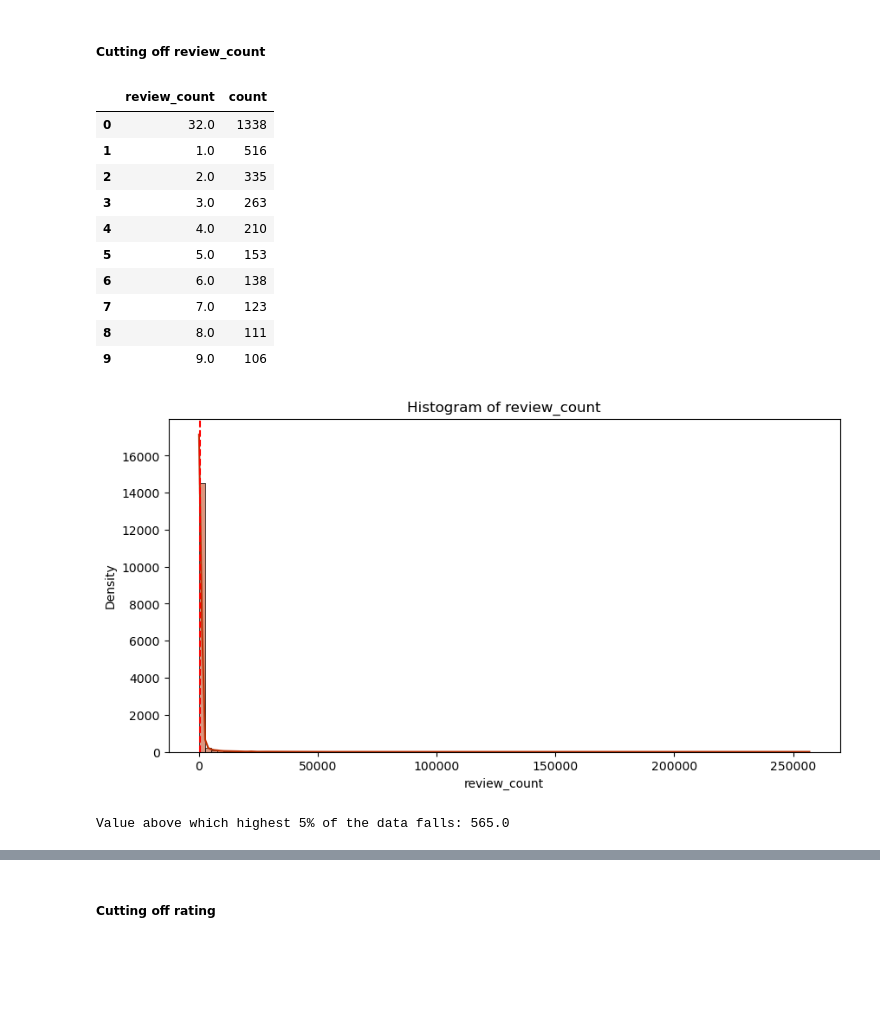
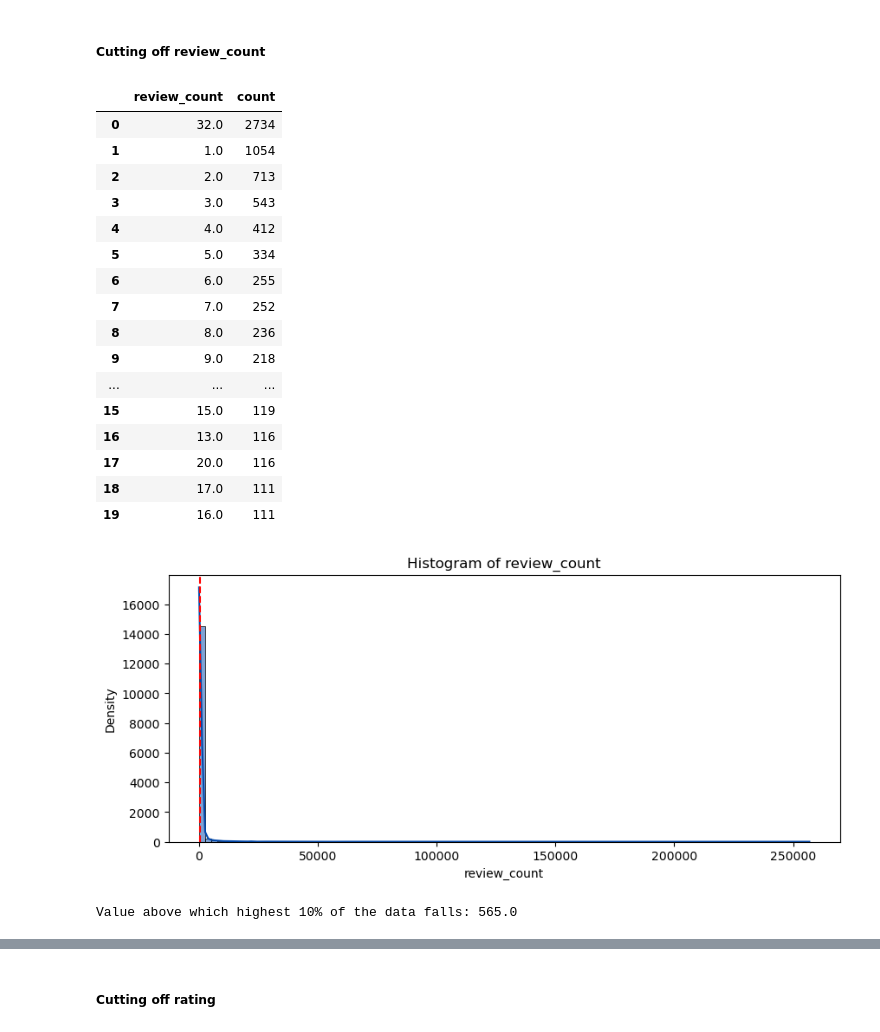
Before and after one commit to kwiatkowskaa/Location_Intelligence_Data_Clustering, a Jupyter notebook: FeatureEngineering.ipynb, the cells around one changed output, grey strips where cells are left out. Cells and saved outputs as stored; diff of their text form; code cells hidden in the pictures; blank space fills up the shorter version.

```diff
--- a/FeatureEngineering.ipynb
+++ b/FeatureEngineering.ipynb
@@ -34,33 +29,39 @@ plt.show()
 # %% [markdown]
 ##### Cutting off review_count
 # %%
-review_count_count = X_train["review_count"].value_counts().reset_index(name='count')
+review_count_count = df["review_count"].value_counts().reset_index(name='count')
 review_count_count = review_count_count[review_count_count['count'] > 100]
 review_count_count
 # %% [output]
 |  | review_count | count |
-| 0 | 32.0 | 1338 |
-| 1 | 1.0 | 516 |
-| 2 | 2.0 | 335 |
-| 3 | 3.0 | 263 |
-| 4 | 4.0 | 210 |
-| 5 | 5.0 | 153 |
-| 6 | 6.0 | 138 |
-| 7 | 7.0 | 123 |
-| 8 | 8.0 | 111 |
-| 9 | 9.0 | 106 |
+| 0 | 32.0 | 2734 |
+| 1 | 1.0 | 1054 |
+| 2 | 2.0 | 713 |
+| 3 | 3.0 | 543 |
+| 4 | 4.0 | 412 |
+| 5 | 5.0 | 334 |
+| 6 | 6.0 | 255 |
+| 7 | 7.0 | 252 |
+| 8 | 8.0 | 236 |
+| 9 | 9.0 | 218 |
+| ... | ... | ... |
+| 15 | 15.0 | 119 |
+| 16 | 13.0 | 116 |
+| 17 | 20.0 | 116 |
+| 18 | 17.0 | 111 |
+| 19 | 16.0 | 111 |
 # %%
-plt.figure(figsize=(10, 5))
-sns.histplot(df['review_count'], bins=100, kde=True, color='#bb2e00', edgecolor='black')
+plt.figure(figsize=(10, 4))
+sns.histplot(df['review_count'], bins=100, kde=True, color='#0047AB', edgecolor='black')
 
-highest_2_percent = df['review_count'].quantile(0.90)
-plt.axvline(x=highest_2_percent, color='red', linestyle='--')
+highest_10_percent = df['review_count'].quantile(0.90)
+plt.axvline(x=highest_10_percent, color='red', linestyle='--')
 plt.title('Histogram of review_count')
 plt.xlabel('review_count')
 plt.ylabel('Density')
 plt.show()
-print("Value above which highest 5% of the data falls:", highest_2_percent)
+print("Value above which highest 10% of the data falls:", highest_10_percent)
 # %% [output]
-[figure, old version]
+[figure, new version]
-Value above which highest 5% of the data falls: 565.0
+Value above which highest 10% of the data falls: 565.0
 # %%
```
Also changed, not shown: parts of 17 cells of this notebook, 1 other file.
